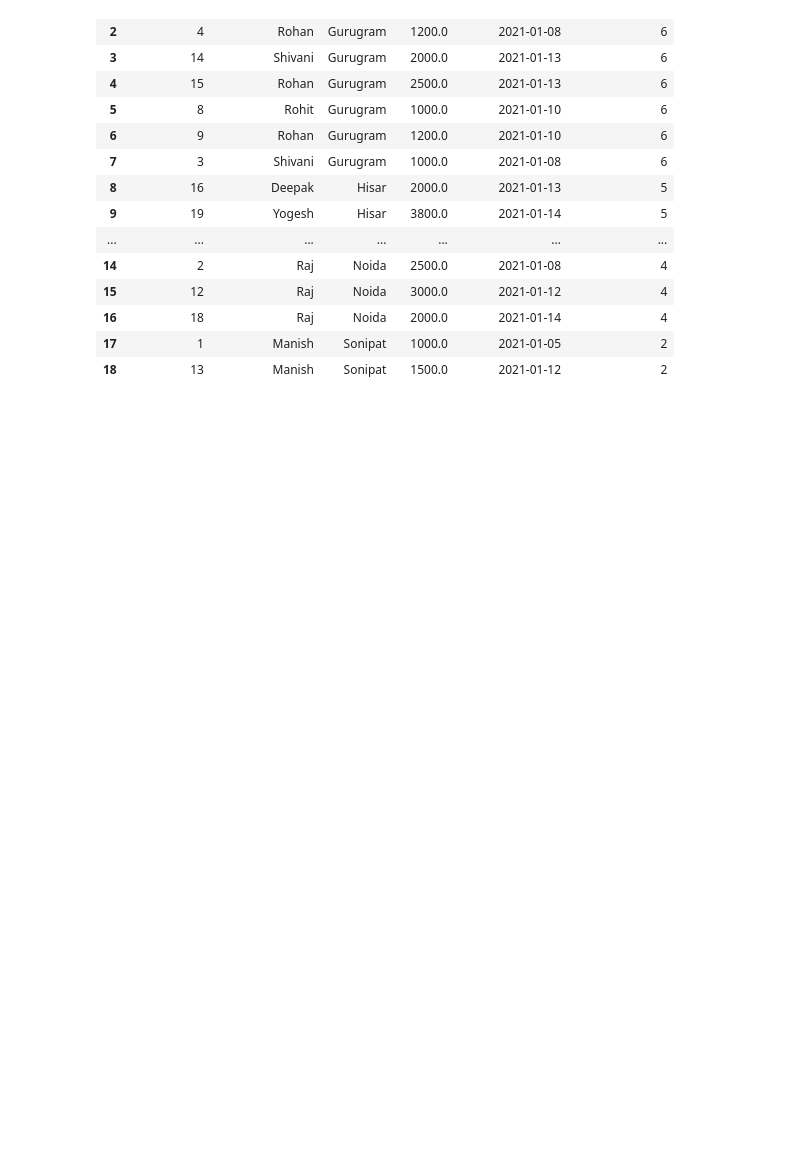
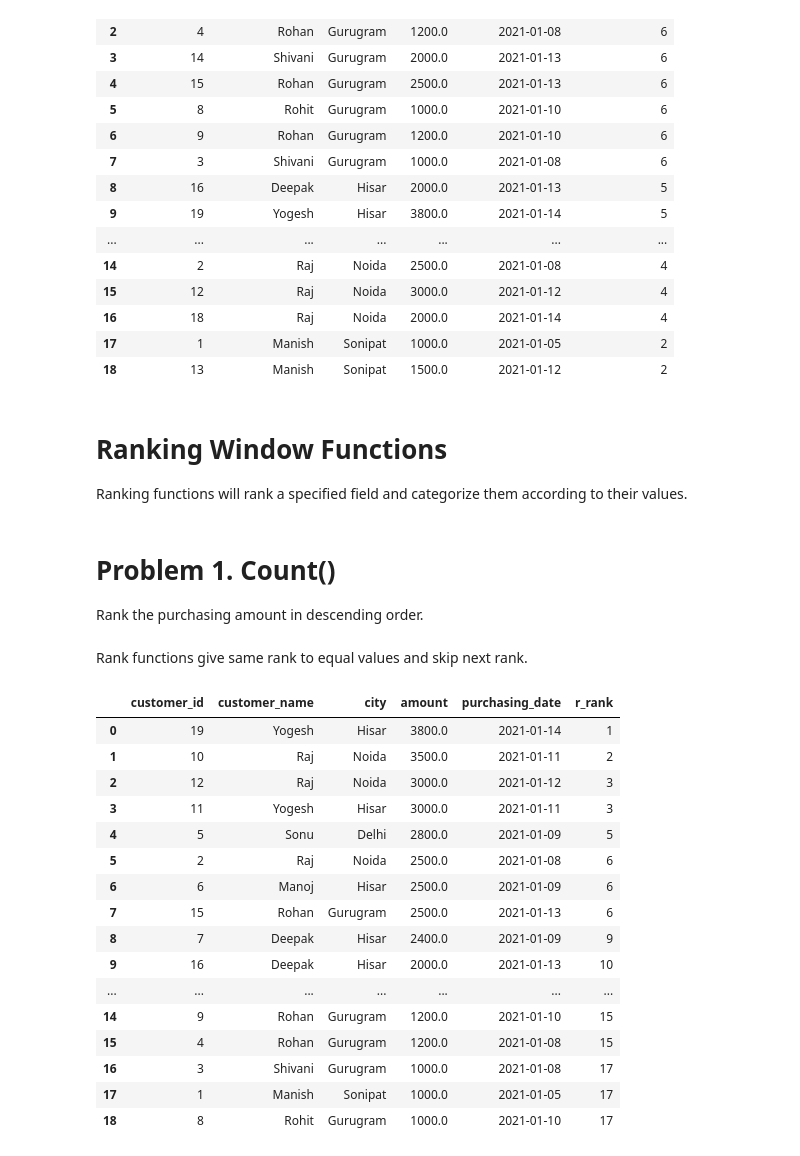
Before and after one commit to GurmitSeera/SQL-Exercises, a Jupyter notebook: Window_Functions.ipynb, the cells around one changed output. Saved outputs shown, nothing was run; the diff lists cells and outputs as text; code cells hidden in the pictures; blank space fills up the shorter version.

```diff
--- a/Window_Functions.ipynb
+++ b/Window_Functions.ipynb
@@ -241,3 +233,37 @@ pd.read_sql_query(Sql_query5,connection)
 | 16 | 18 | Raj | Noida | 2000.0 | 2021-01-14 | 4 |
 | 17 | 1 | Manish | Sonipat | 1000.0 | 2021-01-05 | 2 |
 | 18 | 13 | Manish | Sonipat | 1500.0 | 2021-01-12 | 2 |
+# %% [markdown]
+# Ranking Window Functions
+
+Ranking functions will rank a specified field and categorize them according to their values.
+# %% [markdown]
+# Problem 1. Count()
+
+Rank the purchasing amount in descending order.
+# %% [markdown]
+Rank functions give same rank to equal values and skip next rank.
+# %%
+sql_query = """ Select customer_id, customer_name, city, amount, purchasing_date,
+                rank() over (order by amount desc) as r_rank
+                from purchase;
+"""
+pd.read_sql_query(sql_query,connection)
+# %% [output]
+|  | customer_id | customer_name | city | amount | purchasing_date | r_rank |
+| 0 | 19 | Yogesh | Hisar | 3800.0 | 2021-01-14 | 1 |
+| 1 | 10 | Raj | Noida | 3500.0 | 2021-01-11 | 2 |
+| 2 | 12 | Raj | Noida | 3000.0 | 2021-01-12 | 3 |
+| 3 | 11 | Yogesh | Hisar | 3000.0 | 2021-01-11 | 3 |
+| 4 | 5 | Sonu | Delhi | 2800.0 | 2021-01-09 | 5 |
+| 5 | 2 | Raj | Noida | 2500.0 | 2021-01-08 | 6 |
+| 6 | 6 | Manoj | Hisar | 2500.0 | 2021-01-09 | 6 |
+| 7 | 15 | Rohan | Gurugram | 2500.0 | 2021-01-13 | 6 |
+| 8 | 7 | Deepak | Hisar | 2400.0 | 2021-01-09 | 9 |
+| 9 | 16 | Deepak | Hisar | 2000.0 | 2021-01-13 | 10 |
+| ... | ... | ... | ... | ... | ... | ... |
+| 14 | 9 | Rohan | Gurugram | 1200.0 | 2021-01-10 | 15 |
+| 15 | 4 | Rohan | Gurugram | 1200.0 | 2021-01-08 | 15 |
+| 16 | 3 | Shivani | Gurugram | 1000.0 | 2021-01-08 | 17 |
+| 17 | 1 | Manish | Sonipat | 1000.0 | 2021-01-05 | 17 |
+| 18 | 8 | Rohit | Gurugram | 1000.0 | 2021-01-10 | 17 |
```
Also changed, not shown: parts of 10 cells of this notebook.
